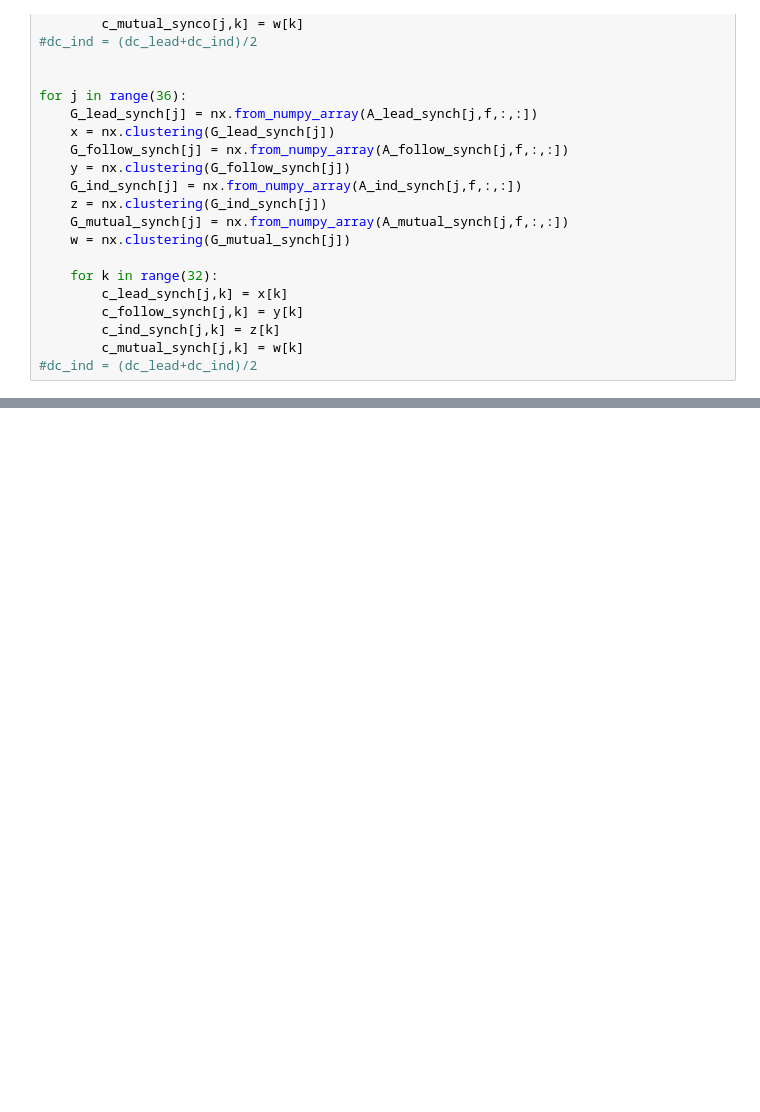
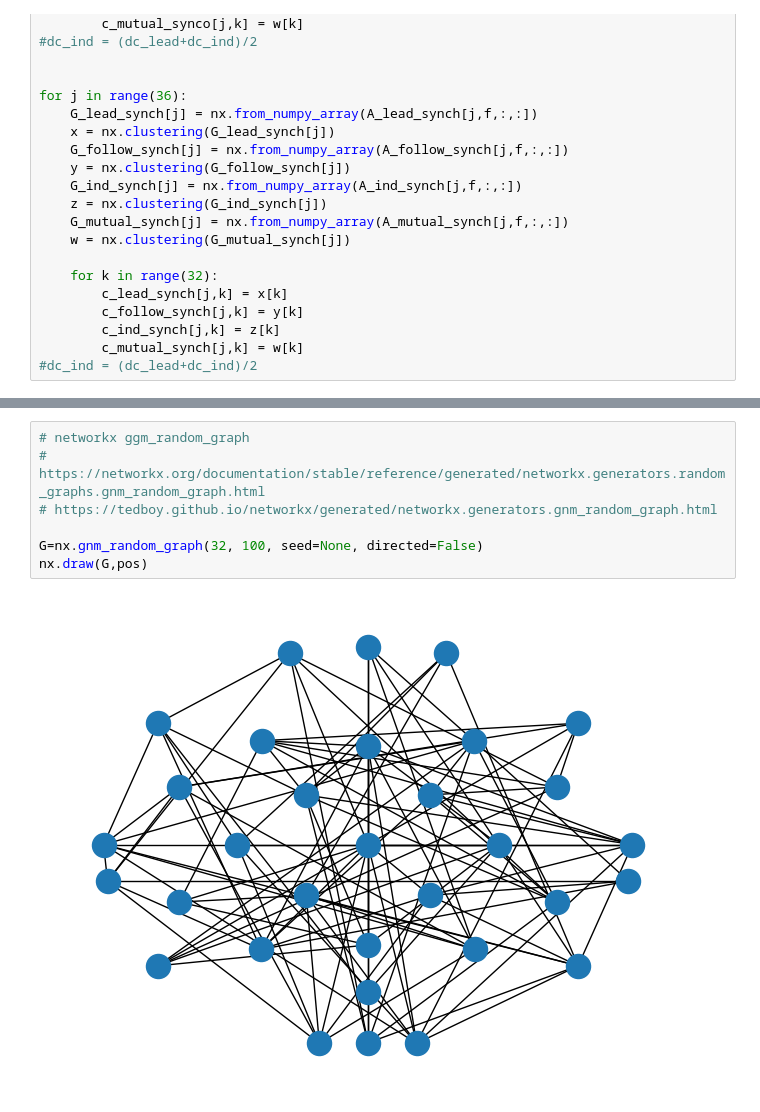
Before and after one commit to zhibinz2/1overf, a Jupyter notebook: Corr_amplitude/plot_networks (copy).ipynb, the cells around one changed output, grey strips where cells are left out. Cells and saved outputs as stored; diff of their text form; blank space fills up the shorter version.

Commit message:
ggm_random

```diff
--- a/Corr_amplitude/plot_networks (copy).ipynb
+++ b/Corr_amplitude/plot_networks (copy).ipynb
@@ -353,0 +396,9 @@ for ccc in range(3):
+# %%
+# networkx ggm_random_graph
+# https://networkx.org/documentation/stable/reference/generated/networkx.generators.random_graphs.gnm_random_graph.html
+# https://tedboy.github.io/networkx/generated/networkx.generators.gnm_random_graph.html
+
+G=nx.gnm_random_graph(32, 100, seed=None, directed=False)
+nx.draw(G,pos)
+# %% [output]
+[figure, added]
```
Also changed, not shown: parts of 10 cells of this notebook.
